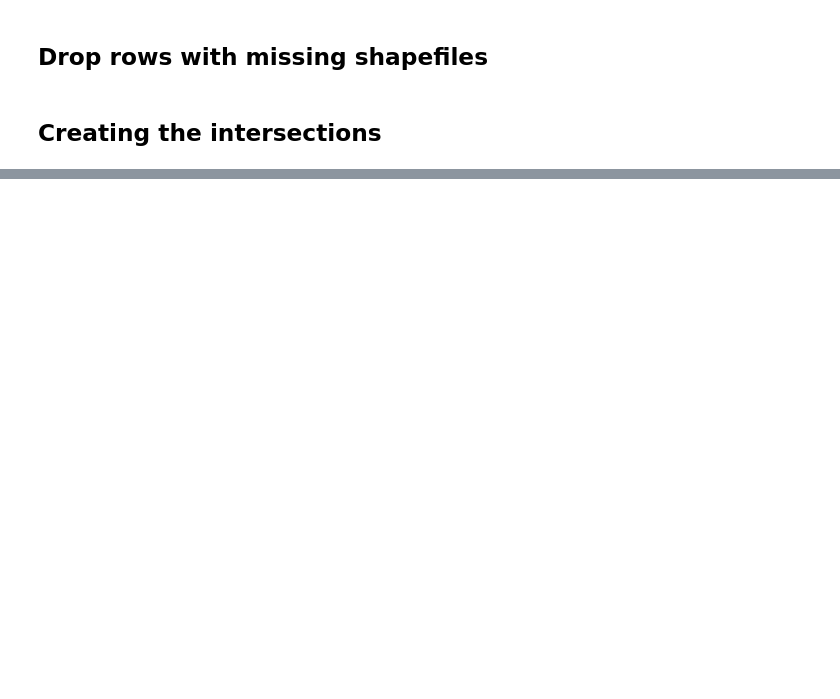
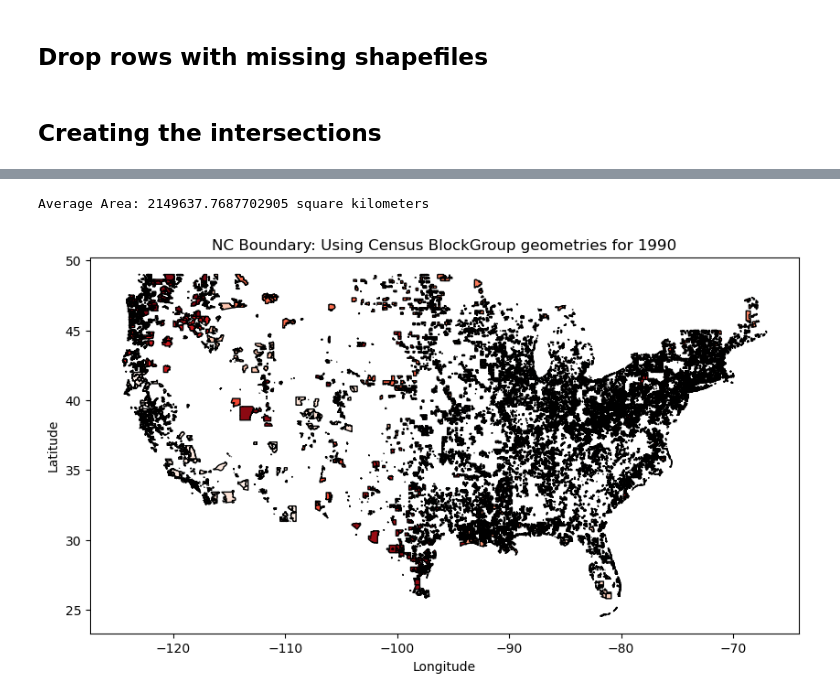
Before and after one commit to LayanKaushik/FloodClaimGeospatialImprovements, a Jupyter notebook: Code/Inconsitency_Methodology.ipynb, the cells around one changed output, grey strips where cells are left out. Drawn from its saved outputs; the diff is of its cells as text; code cells hidden in the pictures; blank space fills up the shorter version.

```diff
--- a/Code/Inconsitency_Methodology.ipynb
+++ b/Code/Inconsitency_Methodology.ipynb
@@ -427,0 +472,33 @@ new_unit_df
+# %%
+visualize = BG_df[BG_df['year'] == 1990]
+# Find the centroid for each geometry
+centroids = visualize.geometry_BG.centroid
+
+# Filter the rows where the y-coordinate (latitude) of the centroid is greater than 42
+visualize = visualize[(centroids.y < 55) & (centroids.y > 22) & (centroids.x < -50) & (centroids.x > -140)]
+# Convert the DataFrame to a GeoDataFrame
+gdf = gpd.GeoDataFrame(visualize, geometry='geometry_BG')
+
+# Set the current CRS to WGS 84 (assuming your data is in latitude and longitude)
+gdf.crs = "EPSG:4326"
+
+# Project the GeoDataFrame to a suitable CRS (using Web Mercator here for demonstration)
+gdf_projected = gdf.to_crs(epsg=3857)
+
+# Compute the average area in square meters
+average_area_m2 = gdf_projected.geometry.area.sum()
+# Convert the area from square meters to square kilometers
+average_area_km2 = average_area_m2 / 1e6
+print(f"Average Area: {average_area_km2} square kilometers")
+
+# Plot using the 'viridis' colormap
+gdf.plot(edgecolor="black", cmap='Reds', figsize=(10, 10))
+
+plt.xlabel('Longitude')
+plt.ylabel('Latitude')
+plt.title('NC Boundary: Using Census BlockGroup geometries for 1990')
+
+plt.show()
+# %% [output]
+Average Area: 2149637.7687702905 square kilometers
+[figure, added]
```
Also changed, not shown: parts of 25 cells of this notebook, 4 other files.
